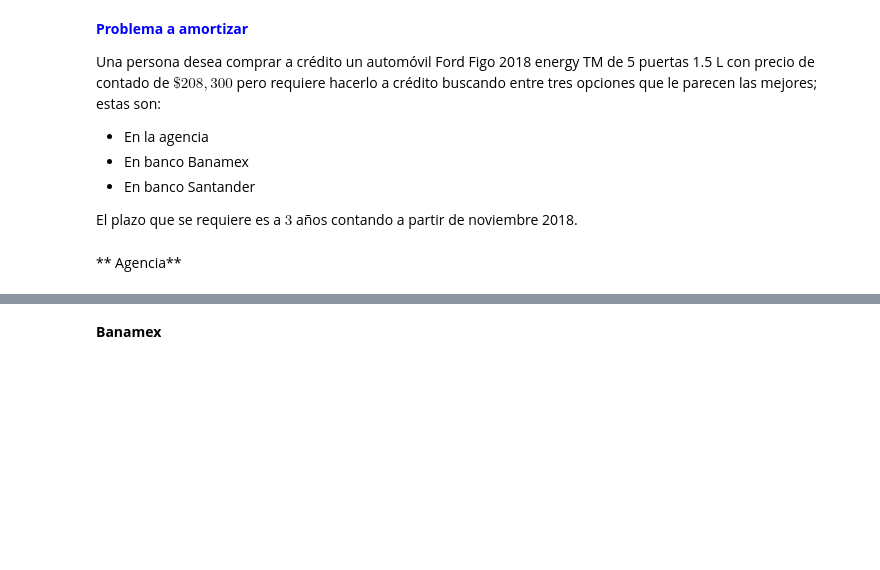
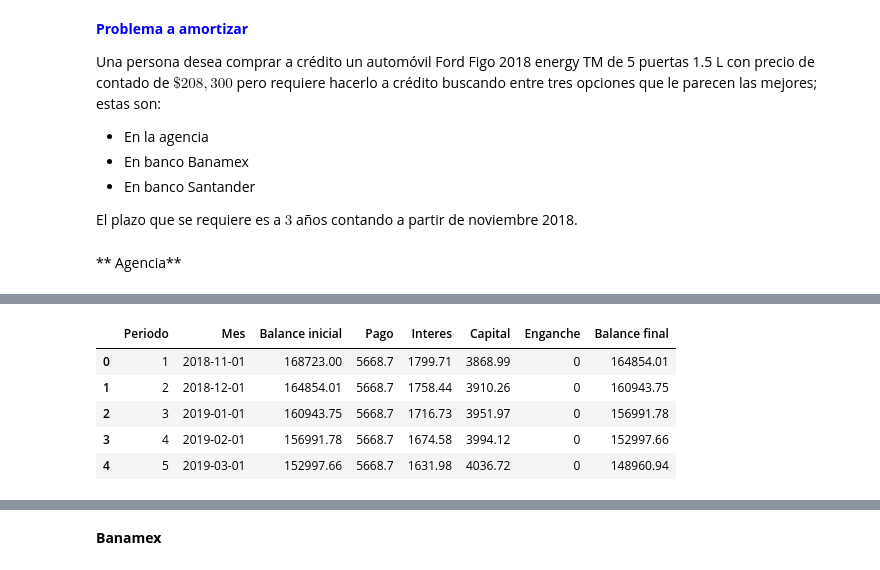
Before and after one commit to labv98/Proyecto-2, a Jupyter notebook: ProyectoModulo2_FrancoJE_FigueroaAR_BarraganVL.ipynb, the cells around one changed output, grey strips where cells are left out. Saved outputs shown, nothing was run; the diff lists cells and outputs as text; code cells hidden in the pictures; blank space fills up the shorter version.

```diff
--- a/ProyectoModulo2_FrancoJE_FigueroaAR_BarraganVL.ipynb
+++ b/ProyectoModulo2_FrancoJE_FigueroaAR_BarraganVL.ipynb
@@ -29,0 +79,9 @@ El plazo que se requiere es a $3$ años contando a partir de noviembre 2018.
+# %%
+df.head()
+# %% [output]
+|  | Periodo | Mes | Balance inicial | Pago | Interes | Capital | Enganche | Balance final |
+| 0 | 1 | 2018-11-01 | 168723.00 | 5668.7 | 1799.71 | 3868.99 | 0 | 164854.01 |
+| 1 | 2 | 2018-12-01 | 164854.01 | 5668.7 | 1758.44 | 3910.26 | 0 | 160943.75 |
+| 2 | 3 | 2019-01-01 | 160943.75 | 5668.7 | 1716.73 | 3951.97 | 0 | 156991.78 |
+| 3 | 4 | 2019-02-01 | 156991.78 | 5668.7 | 1674.58 | 3994.12 | 0 | 152997.66 |
+| 4 | 5 | 2019-03-01 | 152997.66 | 5668.7 | 1631.98 | 4036.72 | 0 | 148960.94 |
```
Also changed, not shown: parts of 7 cells of this notebook.
